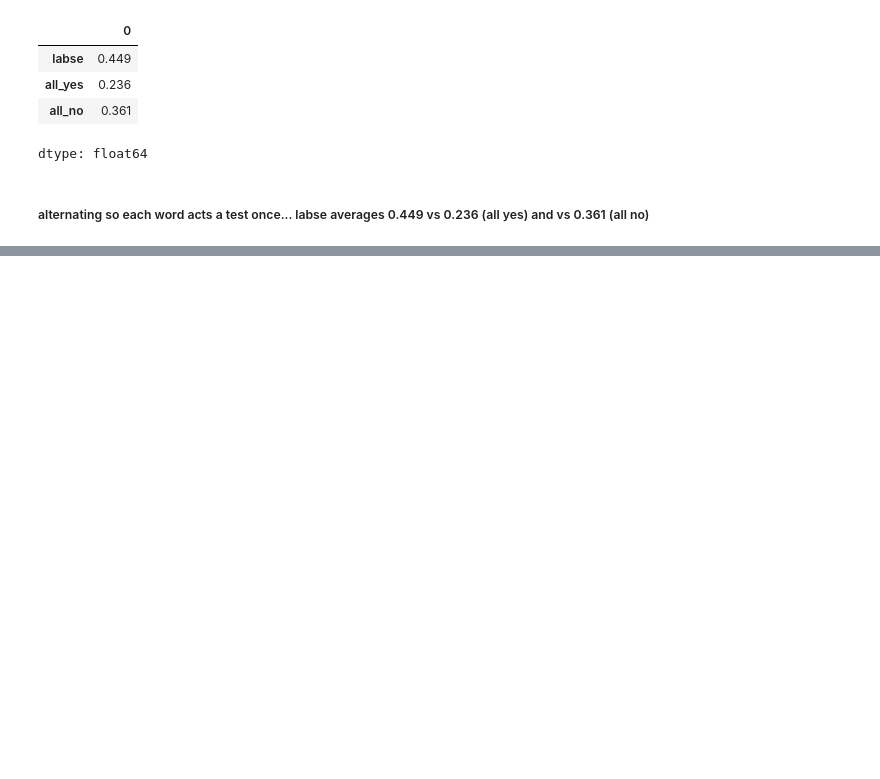
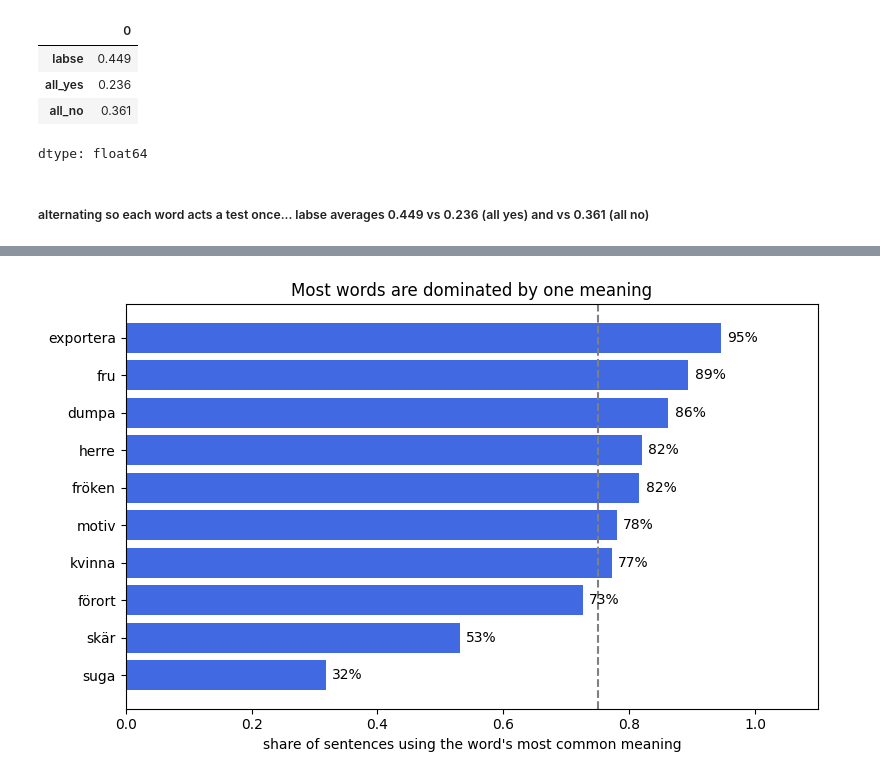
Before and after one commit to afridorian/semantic-change-over-time, a Jupyter notebook: src/swedish_subtask2.ipynb, the cells around one changed output, grey strips where cells are left out. Saved outputs shown, nothing was run; the diff lists cells and outputs as text; code cells hidden in the pictures; blank space fills up the shorter version.

```diff
--- a/src/swedish_subtask2.ipynb
+++ b/src/swedish_subtask2.ipynb
@@ -571,0 +657,11 @@ dtype: float64
+# %%
+senses = pd.read_json("../data/raw/development-swedish/subtask1.jsonl", lines=True)
+senses_split = senses.explode("label")
+
+meaning_counts = senses_split.groupby(["word", "label"]).size()
+main_count = meaning_counts.groupby("word").max()
+total = senses["word"].value_counts()
+
+main_share = main_count / total
+main_share = main_share.sort_values()
+main_share
@@ -571,0 +682,16 @@ dtype: float64
+# %%
+plt.figure(figsize=(8, 5))
+plt.barh(main_share.index, main_share.values, color="royalblue")
+plt.axvline(0.75, color="gray", linestyle="--")
+
+for i, share in enumerate(main_share.values):
+    plt.text(share + 0.01, i, str(round(share * 100)) + "%", va="center")
+
+plt.xlabel("share of sentences using the word's most common meaning")
+plt.title("Most words are dominated by one meaning")
+plt.xlim(0, 1.1)
+plt.tight_layout()
+plt.savefig("../outputs/main_sense_share.png", dpi=200)
+plt.show()
+# %% [output]
+[figure, added]
```
Also changed, not shown: parts of 14 cells of this notebook.
